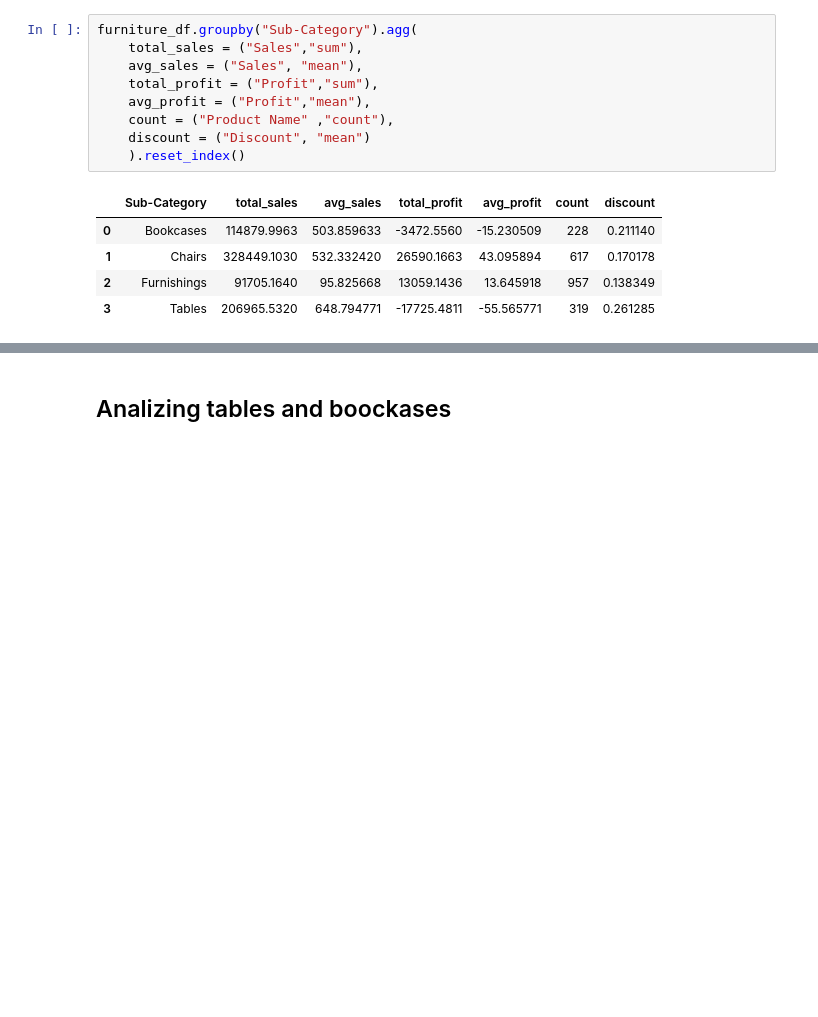
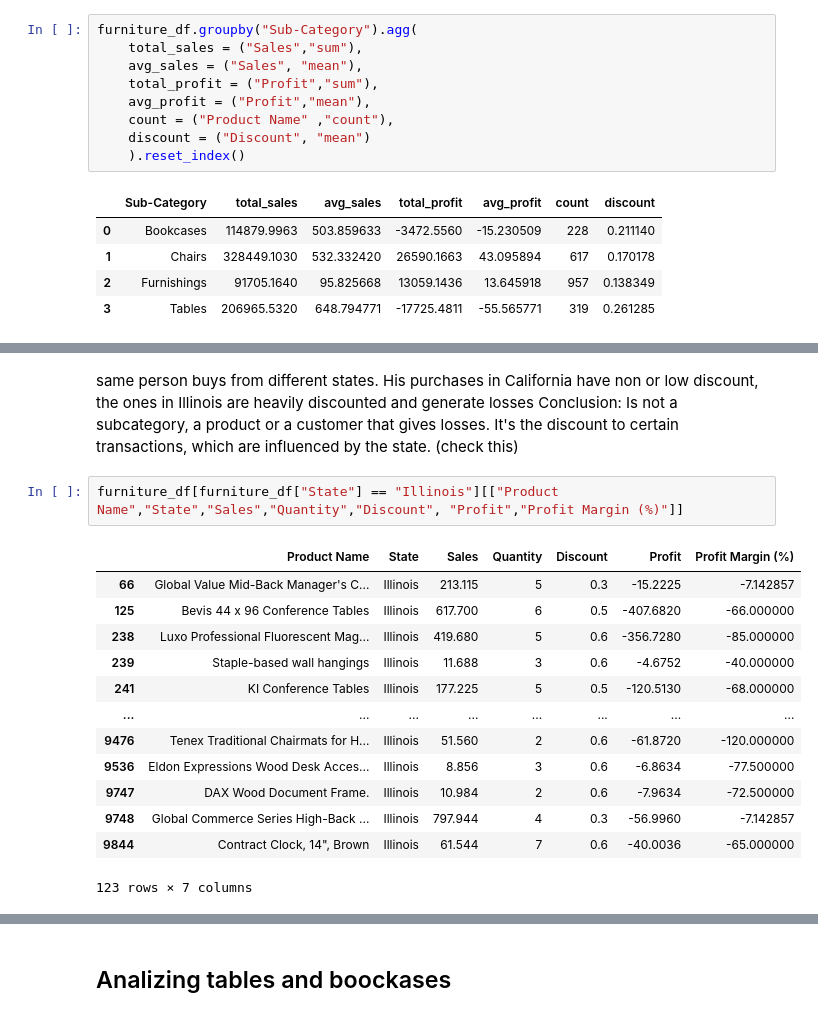
Before and after one commit to pabs-llama/projects, a Jupyter notebook: project_5_ecommerce/ecommerce.ipynb, the cells around one changed output, grey strips where cells are left out. Drawn from its saved outputs; the diff is of its cells as text; blank space fills up the shorter version.

```diff
--- a/project_5_ecommerce/ecommerce.ipynb
+++ b/project_5_ecommerce/ecommerce.ipynb
@@ -1364,0 +1896,20 @@ furniture_df.groupby("Sub-Category").agg(
+# %% [markdown]
+same person buys from different states. His purchases in California have non or low discount, the ones in Illinois are heavily discounted and generate losses
+Conclusion:
+Is not a subcategory, a product or a customer that gives losses. It's the discount to certain transactions, which are influenced by the state. (check this)
+# %%
+furniture_df[furniture_df["State"] == "Illinois"][["Product Name","State","Sales","Quantity","Discount", "Profit","Profit Margin (%)"]]
+# %% [output]
+|  | Product Name | State | Sales | Quantity | Discount | Profit | Profit Margin (%) |
+| 66 | Global Value Mid-Back Manager's C... | Illinois | 213.115 | 5 | 0.3 | -15.2225 | -7.142857 |
+| 125 | Bevis 44 x 96 Conference Tables | Illinois | 617.700 | 6 | 0.5 | -407.6820 | -66.000000 |
+| 238 | Luxo Professional Fluorescent Mag... | Illinois | 419.680 | 5 | 0.6 | -356.7280 | -85.000000 |
+| 239 | Staple-based wall hangings | Illinois | 11.688 | 3 | 0.6 | -4.6752 | -40.000000 |
+| 241 | KI Conference Tables | Illinois | 177.225 | 5 | 0.5 | -120.5130 | -68.000000 |
+| ... | ... | ... | ... | ... | ... | ... | ... |
+| 9476 | Tenex Traditional Chairmats for H... | Illinois | 51.560 | 2 | 0.6 | -61.8720 | -120.000000 |
+| 9536 | Eldon Expressions Wood Desk Acces... | Illinois | 8.856 | 3 | 0.6 | -6.8634 | -77.500000 |
+| 9747 | DAX Wood Document Frame. | Illinois | 10.984 | 2 | 0.6 | -7.9634 | -72.500000 |
+| 9748 | Global Commerce Series High-Back ... | Illinois | 797.944 | 4 | 0.3 | -56.9960 | -7.142857 |
+| 9844 | Contract Clock, 14", Brown | Illinois | 61.544 | 7 | 0.6 | -40.0036 | -65.000000 |
+123 rows × 7 columns
```
Also changed, not shown: parts of 159 cells of this notebook.
